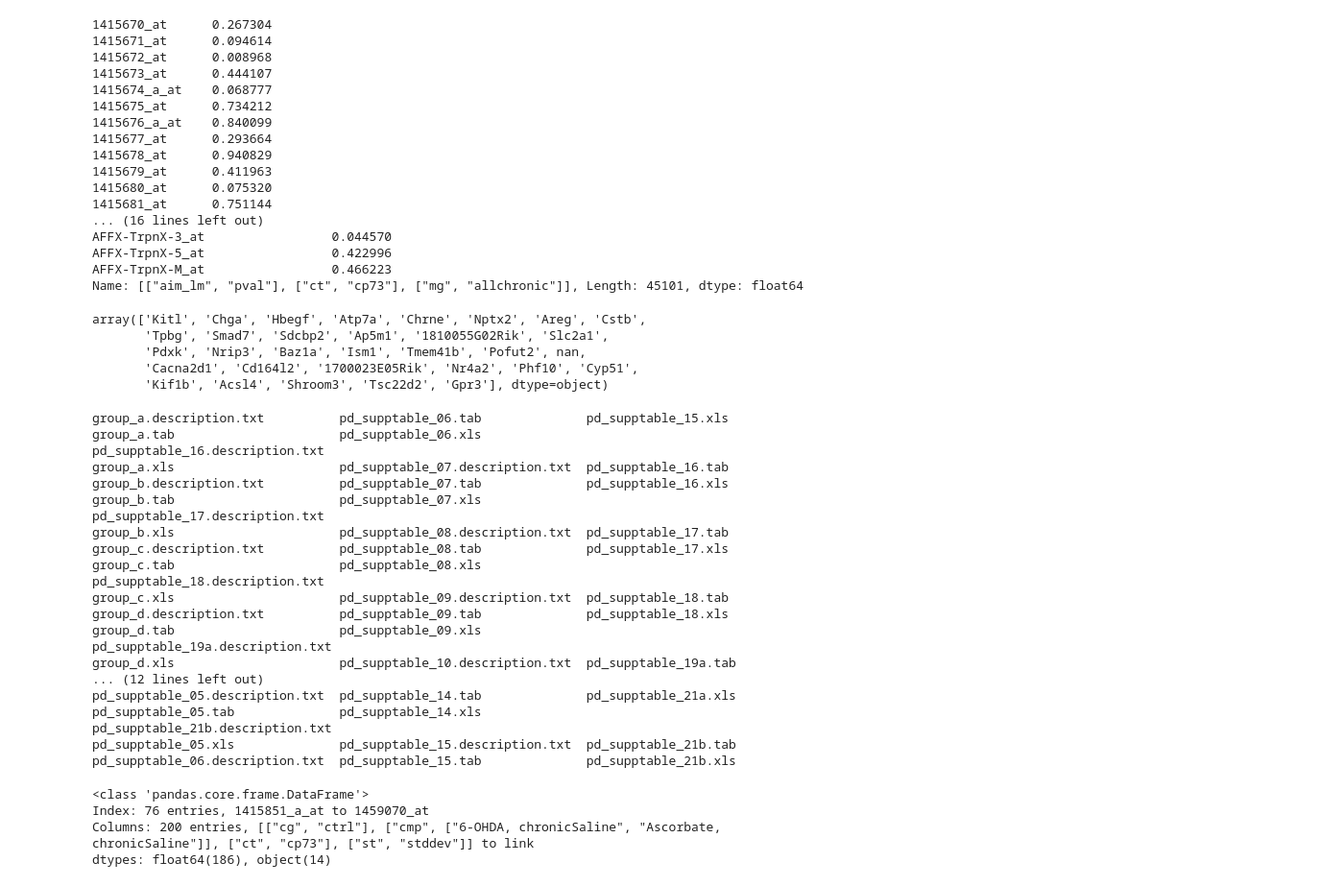
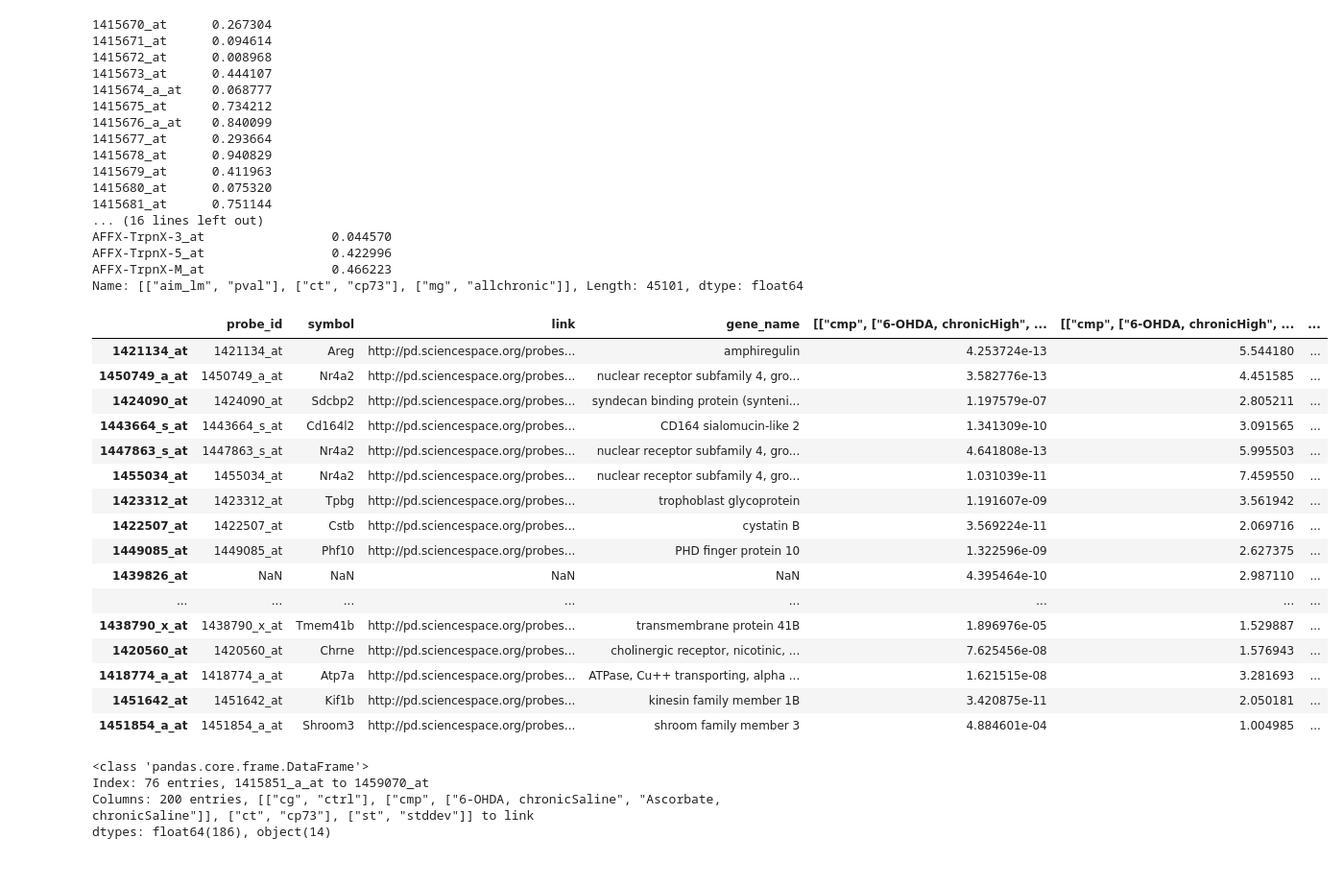
Before and after one commit to aheilbut/pdmouse, a Jupyter notebook: py/pd_supp_tables.ipynb, the cells around one changed output. Shown at 96% size. Cells and saved outputs as stored; diff of their text form; code cells hidden in the pictures.

```diff
--- a/py/pd_supp_tables.ipynb
+++ b/py/pd_supp_tables.ipynb
@@ -1697,34 +1714,35 @@ cPickle.dump( group_a, open("/data/adrian/group_a.pickle", "w") )
 cPickle.dump( group_b, open("/data/adrian/group_b.pickle", "w") )
 cPickle.dump( group_c, open("/data/adrian/group_c.pickle", "w") )
 cPickle.dump( group_d, open("/data/adrian/group_d.pickle", "w") )
-# %%
-group_a
-# %% [output]
-array(['Kitl', 'Chga', 'Hbegf', 'Atp7a', 'Chrne', 'Nptx2', 'Areg', 'Cstb',
-       'Tpbg', 'Smad7', 'Sdcbp2', 'Ap5m1', '1810055G02Rik', 'Slc2a1',
-       'Pdxk', 'Nrip3', 'Baz1a', 'Ism1', 'Tmem41b', 'Pofut2', nan,
-       'Cacna2d1', 'Cd164l2', '1700023E05Rik', 'Nr4a2', 'Phf10', 'Cyp51',
-       'Kif1b', 'Acsl4', 'Shroom3', 'Tsc22d2', 'Gpr3'], dtype=object)
-# %%
-ls /data/adrian/Dropbox/Projects/Broad/PD_mouse/results/2013_july_18/supptables/
-# %% [output]
-group_a.description.txt          pd_supptable_06.tab              pd_supptable_15.xls
-group_a.tab                      pd_supptable_06.xls              pd_supptable_16.description.txt
-group_a.xls                      pd_supptable_07.description.txt  pd_supptable_16.tab
-group_b.description.txt          pd_supptable_07.tab              pd_supptable_16.xls
-group_b.tab                      pd_supptable_07.xls              pd_supptable_17.description.txt
-group_b.xls                      pd_supptable_08.description.txt  pd_supptable_17.tab
-group_c.description.txt          pd_supptable_08.tab              pd_supptable_17.xls
-group_c.tab                      pd_supptable_08.xls              pd_supptable_18.description.txt
-group_c.xls                      pd_supptable_09.description.txt  pd_supptable_18.tab
-group_d.description.txt          pd_supptable_09.tab              pd_supptable_18.xls
-group_d.tab                      pd_supptable_09.xls              pd_supptable_19a.description.txt
-group_d.xls                      pd_supptable_10.description.txt  pd_supptable_19a.tab
-... (12 lines left out)
-pd_supptable_05.description.txt  pd_supptable_14.tab              pd_supptable_21a.xls
-pd_supptable_05.tab              pd_supptable_14.xls              pd_supptable_21b.description.txt
-pd_supptable_05.xls              pd_supptable_15.description.txt  pd_supptable_21b.tab
-pd_supptable_06.description.txt  pd_supptable_15.tab              pd_supptable_21b.xls
+# %%
+ group_a[ ["probe_id", "symbol", "link", "gene_name",
+              cn_cp73_high_bh_ttest_pval, cn_cp73_high_foldchange,
+              cn_cp73_low_bh_ttest_pval, cn_cp73_low_foldchange,
+              cn_cp73_acute_bh_ttest_pval, cn_cp73_acute_median_foldchange,
+              cn_cp73_chronicHigh_vs_Low_bh_ttest_pval, cn_cp73_chronicHigh_vs_Low_foldchange,
+              cn_acute_chronic_fc, cn_acute_chronic_bh_pval] + cn_r
+                    ].sort_index(
+                                    by=cn_cp73_chronicHigh_vs_Low_foldchange,
+                                    ascending=False
+                                                                          )
+# %% [output]
+|  | probe_id | symbol | link | gene_name | [["cmp", ["6-OHDA, chronicHigh", ... | [["cmp", ["6-OHDA, chronicHigh", ... | ... |
+| 1421134_at | 1421134_at | Areg | http://pd.sciencespace.org/probes... | amphiregulin | 4.253724e-13 | 5.544180 | ... |
+| 1450749_a_at | 1450749_a_at | Nr4a2 | http://pd.sciencespace.org/probes... | nuclear receptor subfamily 4, gro... | 3.582776e-13 | 4.451585 | ... |
+| 1424090_at | 1424090_at | Sdcbp2 | http://pd.sciencespace.org/probes... | syndecan binding protein (synteni... | 1.197579e-07 | 2.805211 | ... |
+| 1443664_s_at | 1443664_s_at | Cd164l2 | http://pd.sciencespace.org/probes... | CD164 sialomucin-like 2 | 1.341309e-10 | 3.091565 | ... |
+| 1447863_s_at | 1447863_s_at | Nr4a2 | http://pd.sciencespace.org/probes... | nuclear receptor subfamily 4, gro... | 4.641808e-13 | 5.995503 | ... |
+| 1455034_at | 1455034_at | Nr4a2 | http://pd.sciencespace.org/probes... | nuclear receptor subfamily 4, gro... | 1.031039e-11 | 7.459550 | ... |
+| 1423312_at | 1423312_at | Tpbg | http://pd.sciencespace.org/probes... | trophoblast glycoprotein | 1.191607e-09 | 3.561942 | ... |
+| 1422507_at | 1422507_at | Cstb | http://pd.sciencespace.org/probes... | cystatin B | 3.569224e-11 | 2.069716 | ... |
+| 1449085_at | 1449085_at | Phf10 | http://pd.sciencespace.org/probes... | PHD finger protein 10 | 1.322596e-09 | 2.627375 | ... |
+| 1439826_at | NaN | NaN | NaN | NaN | 4.395464e-10 | 2.987110 | ... |
+| ... | ... | ... | ... | ... | ... | ... | ... |
+| 1438790_x_at | 1438790_x_at | Tmem41b | http://pd.sciencespace.org/probes... | transmembrane protein 41B | 1.896976e-05 | 1.529887 | ... |
+| 1420560_at | 1420560_at | Chrne | http://pd.sciencespace.org/probes... | cholinergic receptor, nicotinic, ... | 7.625456e-08 | 1.576943 | ... |
+| 1418774_a_at | 1418774_a_at | Atp7a | http://pd.sciencespace.org/probes... | ATPase, Cu++ transporting, alpha ... | 1.621515e-08 | 3.281693 | ... |
+| 1451642_at | 1451642_at | Kif1b | http://pd.sciencespace.org/probes... | kinesin family member 1B | 3.420875e-11 | 2.050181 | ... |
+| 1451854_a_at | 1451854_a_at | Shroom3 | http://pd.sciencespace.org/probes... | shroom family member 3 | 4.884601e-04 | 1.004985 | ... |
 # %%
 cn_r = [pda.tm.e([("ct", "cp73"), ("mg", "allchronic"), ("aim_lm", "pval")] ),
  pda.tm.e( [("ct", "cp73"), ("mg", "allchronic"), ("aim_lm", "bh")] ),
```
Also changed, not shown: parts of 30 cells of this notebook, 2 other files.
